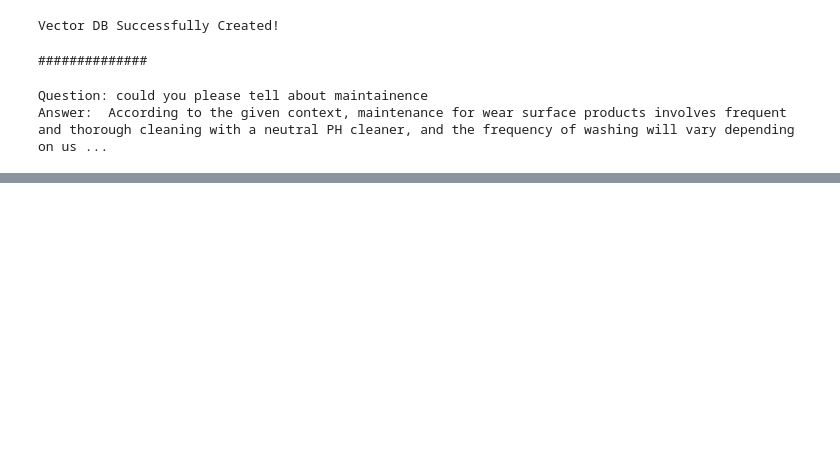
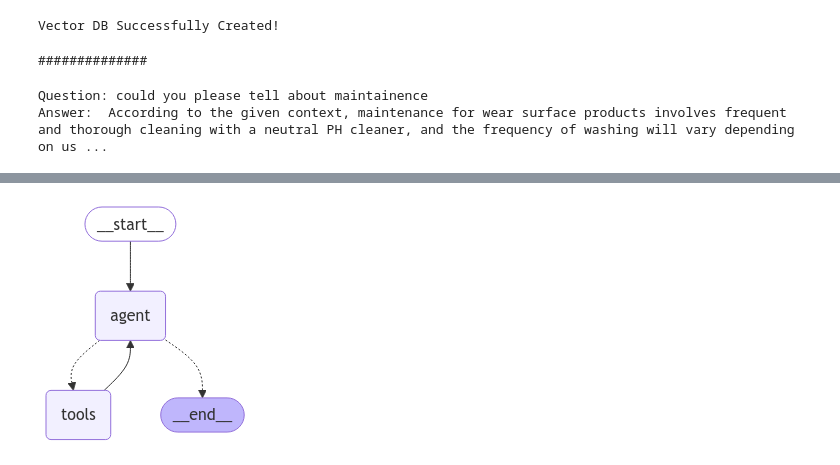
Before and after one commit to Al-Hasib/RAG-Project, a Jupyter notebook: trash/practice.ipynb, the cells around one changed output, grey strips where cells are left out. Saved outputs shown, nothing was run; the diff lists cells and outputs as text; code cells hidden in the pictures; blank space fills up the shorter version.

```diff
--- a/trash/practice.ipynb
+++ b/trash/practice.ipynb
@@ -130,0 +166,13 @@ Answer:  According to the given context, maintenance for wear surface products i
+# %%
+from langchain_core.tools import tool
+
+
+@tool(response_format="content_and_artifact")
+def retrieve(query: str):
+    """Retrieve information related to a query."""
+    retrieved_docs = vector_store.similarity_search(query, k=2)
+    serialized = "\n\n".join(
+        (f"Source: {doc.metadata}\n" f"Content: {doc.page_content}")
+        for doc in retrieved_docs
+    )
+    return serialized, retrieved_docs
@@ -130,0 +252,4 @@ Answer:  According to the given context, maintenance for wear surface products i
+# %%
+from langchain.chat_models import init_chat_model
+
+llm = init_chat_model("gpt-4o-mini", model_provider="openai", api_key=os.getenv("OPENAI_KEY"))
@@ -130,0 +357,8 @@ Answer:  According to the given context, maintenance for wear surface products i
+# %%
+from langgraph.prebuilt import create_react_agent
+
+agent_executor = create_react_agent(llm, [retrieve], checkpointer=memory)
+# %%
+display(Image(agent_executor.get_graph().draw_mermaid_png()))
+# %% [output]
+[figure, added]
```
Also changed, not shown: parts of 31 cells of this notebook, 1 other file.
